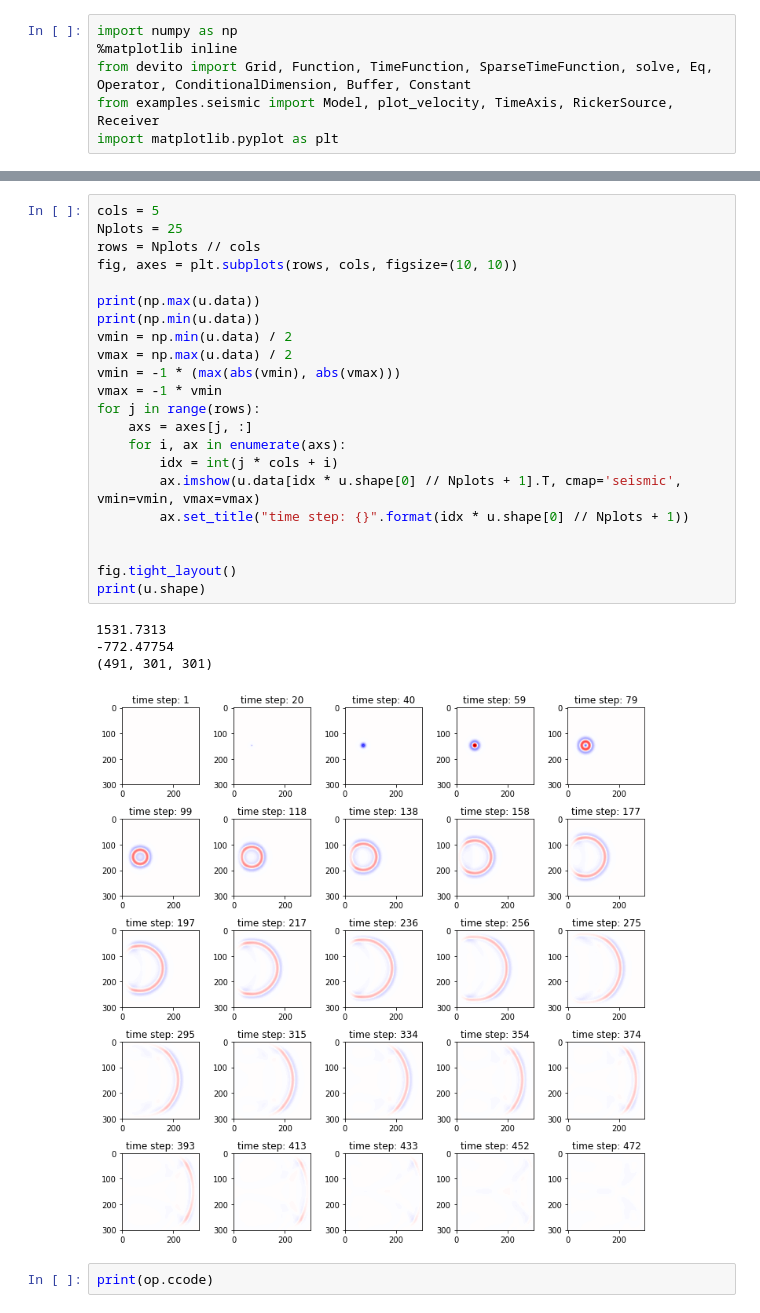
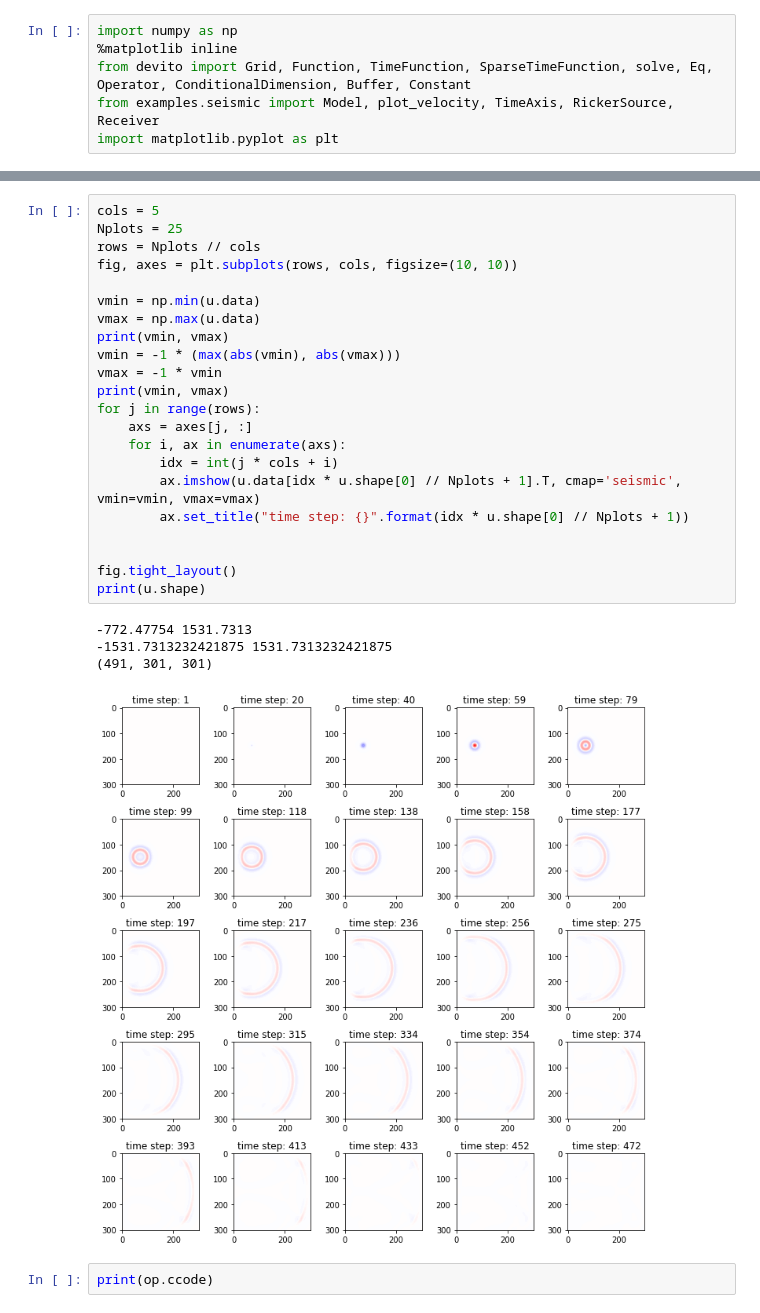
Before and after one commit to nimberledge/akm-fwi, a Jupyter notebook: fourth-order-time/Fourth-Order-Time.ipynb, the cells around one changed output, grey strips where cells are left out. Cells and saved outputs as stored; diff of their text form.

```diff
--- a/fourth-order-time/Fourth-Order-Time.ipynb
+++ b/fourth-order-time/Fourth-Order-Time.ipynb
@@ -110,30 +127,30 @@ PerformanceSummary([(PerfKey(name='section0', rank=None),
 # %%
 cols = 5
 Nplots = 25
 rows = Nplots // cols
 fig, axes = plt.subplots(rows, cols, figsize=(10, 10))
 
-print(np.max(u.data))
-print(np.min(u.data))
-vmin = np.min(u.data) / 2
-vmax = np.max(u.data) / 2
+vmin = np.min(u.data)
+vmax = np.max(u.data)
+print(vmin, vmax)
 vmin = -1 * (max(abs(vmin), abs(vmax)))
 vmax = -1 * vmin
+print(vmin, vmax)
 for j in range(rows):
     axs = axes[j, :]
     for i, ax in enumerate(axs):
         idx = int(j * cols + i)
         ax.imshow(u.data[idx * u.shape[0] // Nplots + 1].T, cmap='seismic', vmin=vmin, vmax=vmax)
         ax.set_title("time step: {}".format(idx * u.shape[0] // Nplots + 1))
 
 
 fig.tight_layout()
 print(u.shape)
 # %% [output]
-1531.7313
--772.47754
+-772.47754 1531.7313
+-1531.7313232421875 1531.7313232421875
 (491, 301, 301)
-[figure, old version]
+[figure, new version]
 # %%
 print(op.ccode)
 # %% [output]
```
Also changed, not shown: parts of 6 cells of this notebook, 2 other files.
